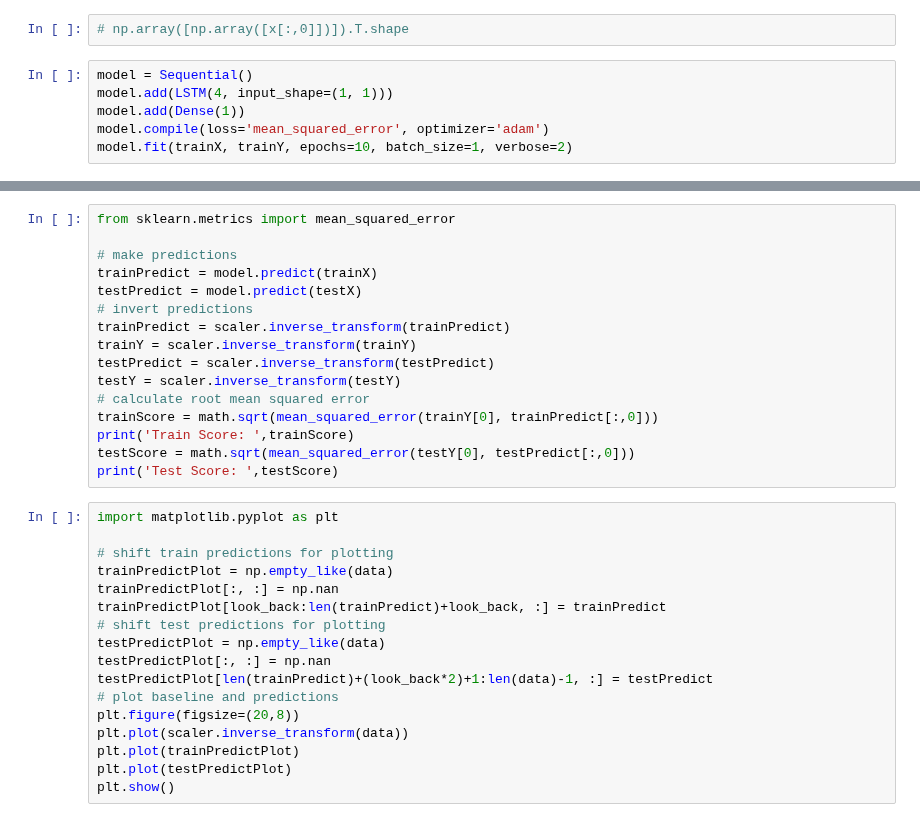
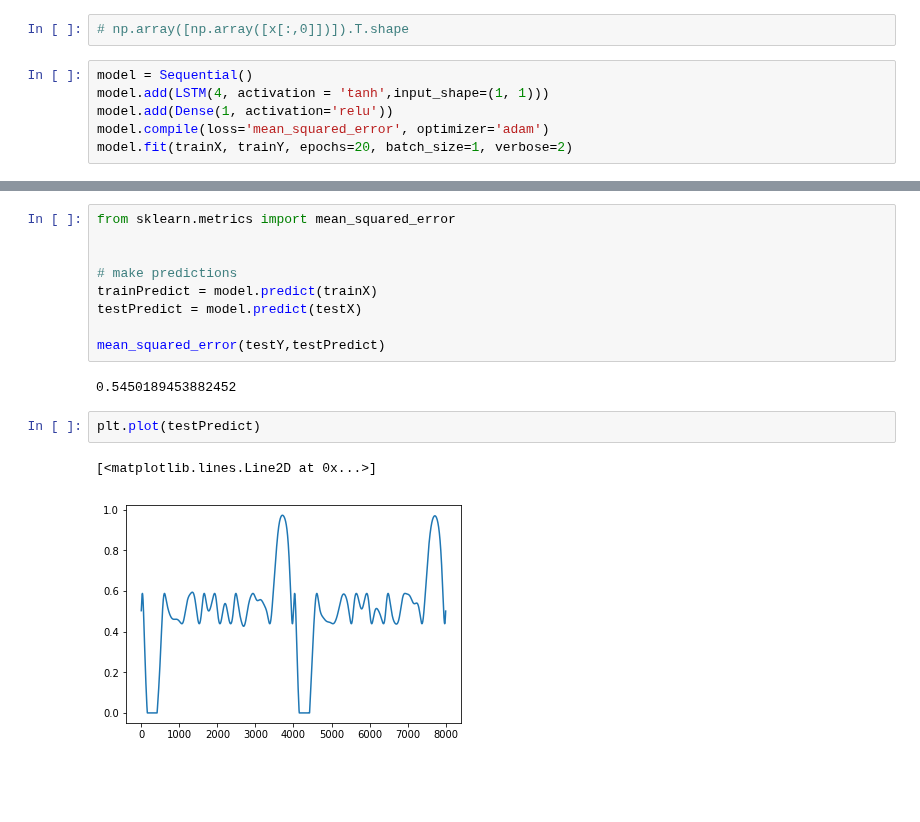
Before and after one commit to A-Gulati/Time_Series, a Jupyter notebook: notebooks/(7) Prototype 2.ipynb, the cells around one changed output, grey strips where cells are left out. Cells and saved outputs as stored; diff of their text form; blank space fills up the shorter version.

```diff
--- a/notebooks/(7) Prototype 2.ipynb
+++ b/notebooks/(7) Prototype 2.ipynb
@@ -67,8 +101,8 @@ trainY = y[:,0]
 # np.array([np.array([x[:,0]])]).T.shape
 # %%
 model = Sequential()
-model.add(LSTM(4, input_shape=(1, 1)))
-model.add(Dense(1))
+model.add(LSTM(4, activation = 'tanh',input_shape=(1, 1)))
+model.add(Dense(1, activation='relu'))
 model.compile(loss='mean_squared_error', optimizer='adam')
-model.fit(trainX, trainY, epochs=10, batch_size=1, verbose=2)
+model.fit(trainX, trainY, epochs=20, batch_size=1, verbose=2)
 # %% [output]
@@ -92,33 +127,16 @@ Epoch 9/10
 # %%
 from sklearn.metrics import mean_squared_error
+
 
 # make predictions
 trainPredict = model.predict(trainX)
 testPredict = model.predict(testX)
-# invert predictions
-trainPredict = scaler.inverse_transform(trainPredict)
-trainY = scaler.inverse_transform(trainY)
-testPredict = scaler.inverse_transform(testPredict)
-testY = scaler.inverse_transform(testY)
-# calculate root mean squared error
-trainScore = math.sqrt(mean_squared_error(trainY[0], trainPredict[:,0]))
-print('Train Score: ',trainScore)
-testScore = math.sqrt(mean_squared_error(testY[0], testPredict[:,0]))
-print('Test Score: ',testScore)
+
+mean_squared_error(testY,testPredict)
+# %% [output]
+0.5450189453882452
-# %%
-import matplotlib.pyplot as plt
-
-# shift train predictions for plotting
-trainPredictPlot = np.empty_like(data)
-trainPredictPlot[:, :] = np.nan
-trainPredictPlot[look_back:len(trainPredict)+look_back, :] = trainPredict
-# shift test predictions for plotting
-testPredictPlot = np.empty_like(data)
-testPredictPlot[:, :] = np.nan
-testPredictPlot[len(trainPredict)+(look_back*2)+1:len(data)-1, :] = testPredict
-# plot baseline and predictions
-plt.figure(figsize=(20,8))
-plt.plot(scaler.inverse_transform(data))
-plt.plot(trainPredictPlot)
-plt.plot(testPredictPlot)
-plt.show()
+# %%
+plt.plot(testPredict)
+# %% [output]
+[<matplotlib.lines.Line2D at 0x...>]
+[figure, added]
```
Also changed, not shown: parts of 12 cells of this notebook, 1 other file.
